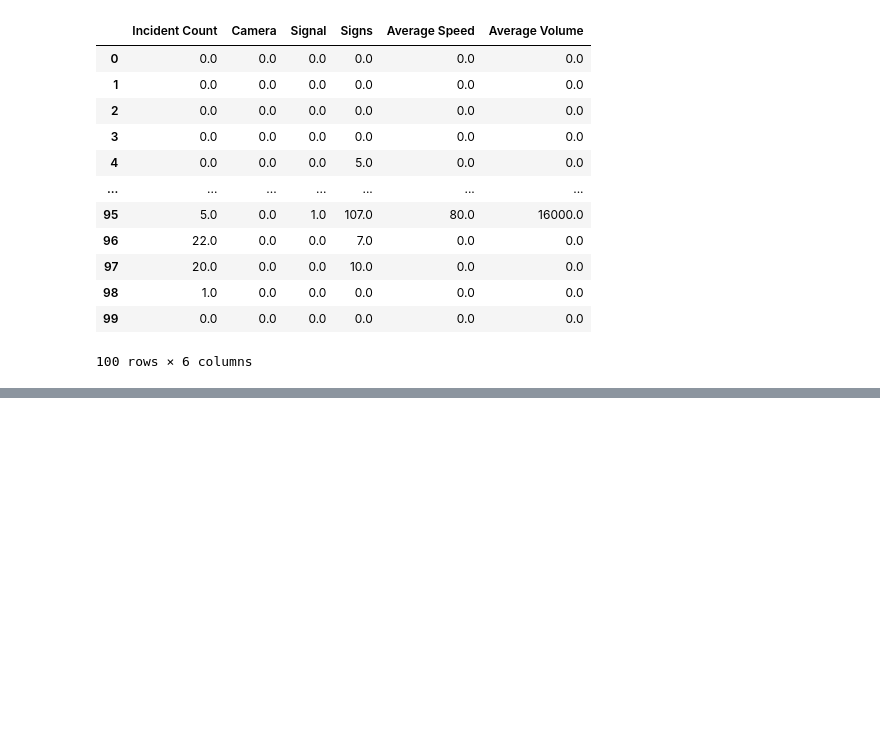
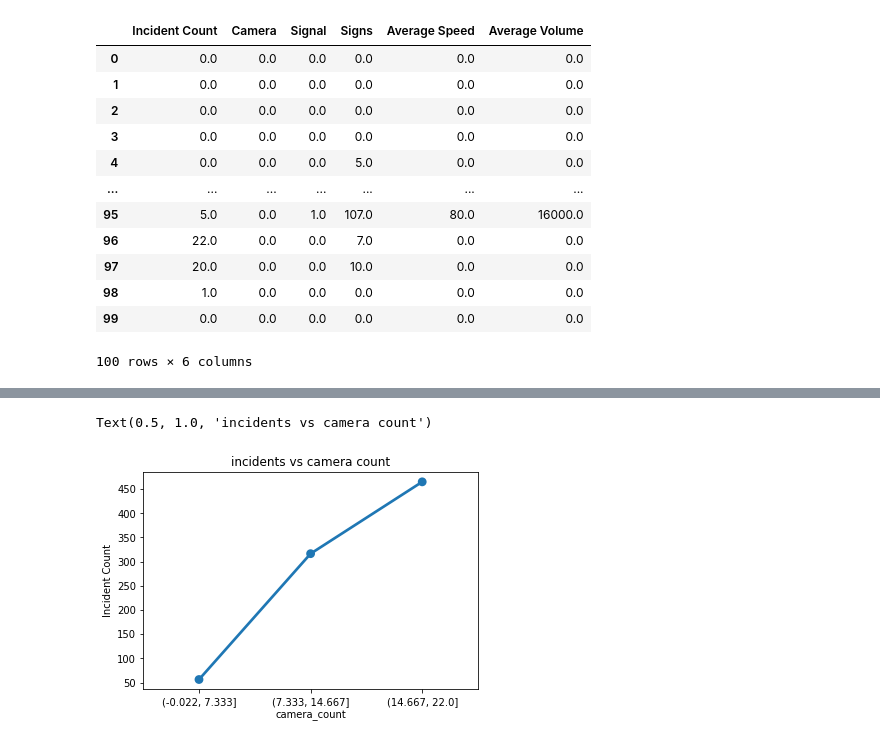
Before and after one commit to Karenzhang7717/ENSF592_YYC_Project, a Jupyter notebook: Phase II/Traffic incidents.ipynb, the cells around one changed output, grey strips where cells are left out. Cells and saved outputs as stored; diff of their text form; code cells hidden in the pictures; blank space fills up the shorter version.

```diff
--- a/Phase II/Traffic incidents.ipynb
+++ b/Phase II/Traffic incidents.ipynb
@@ -131,0 +194,9 @@ sns.heatmap(corr_matrix, mask=mask, annot=True, fmt='.2f')
+# %%
+#incidents vs camera count
+
+df_grids['camera_count']=pd.cut(df_grids['Camera'], 3)
+sns.pointplot(x="camera_count", y="Incident Count",
+                  data=df_grids,ci=None).set_title("incidents vs camera count")
+# %% [output]
+Text(0.5, 1.0, 'incidents vs camera count')
+[figure, added]
```
Also changed, not shown: parts of 13 cells of this notebook.
